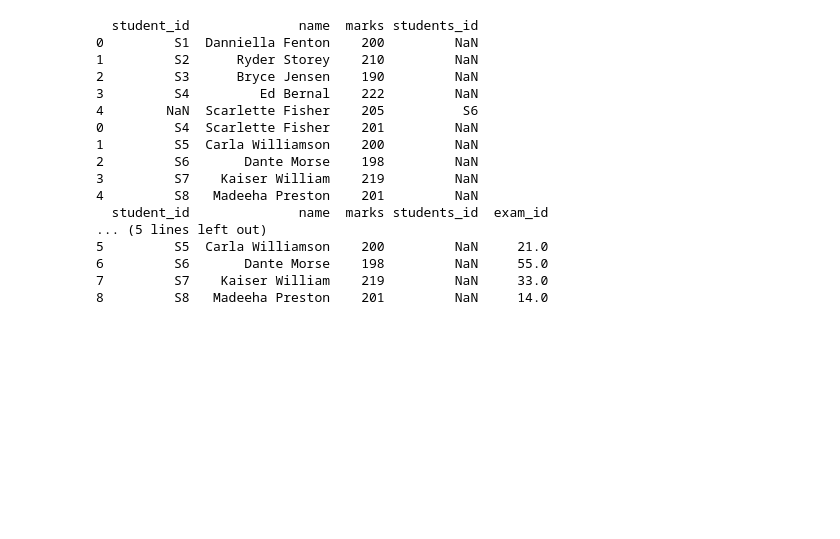
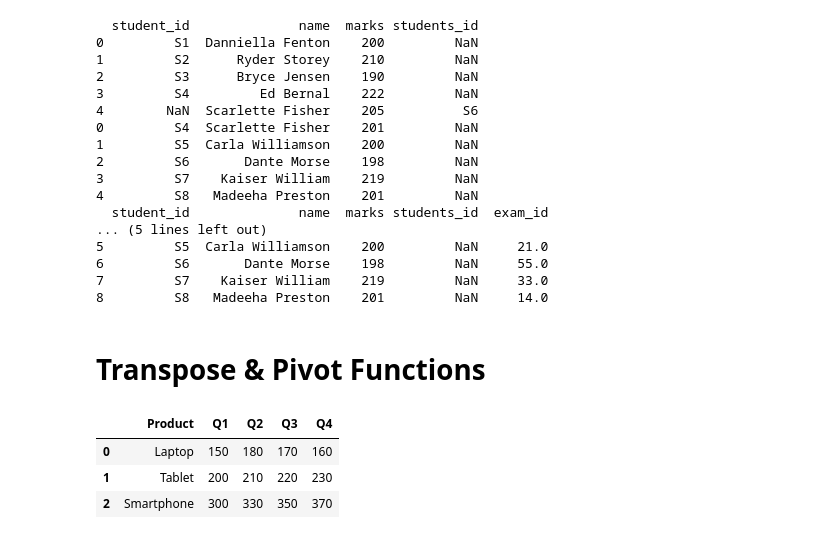
Before and after one commit to Simaniyeva/Data-Science-and-Machine-Learning-Fundamentals-Course, a Jupyter notebook: Pandas_for_Data_Handling.ipynb, the cells around one changed output. Saved outputs shown, nothing was run; the diff lists cells and outputs as text; code cells hidden in the pictures; blank space fills up the shorter version.

Commit message:
Transpose & Pivot Function

```diff
--- a/Pandas_for_Data_Handling.ipynb
+++ b/Pandas_for_Data_Handling.ipynb
@@ -559,3 +559,5 @@ print(students.merge(exam_data_df,on="student_id"))
 6         S6       Dante Morse    198         NaN     55.0
 7         S7    Kaiser William    219         NaN     33.0
 8         S8   Madeeha Preston    201         NaN     14.0
+# %% [markdown]
+# Transpose & Pivot Functions
@@ -561,0 +578,7 @@ print(students.merge(exam_data_df,on="student_id"))
+# %%
+sales_data
+# %% [output]
+|  | Product | Q1 | Q2 | Q3 | Q4 |
+| 0 | Laptop | 150 | 180 | 170 | 160 |
+| 1 | Tablet | 200 | 210 | 220 | 230 |
+| 2 | Smartphone | 300 | 330 | 350 | 370 |
```
Also changed, not shown: parts of 6 cells of this notebook.
